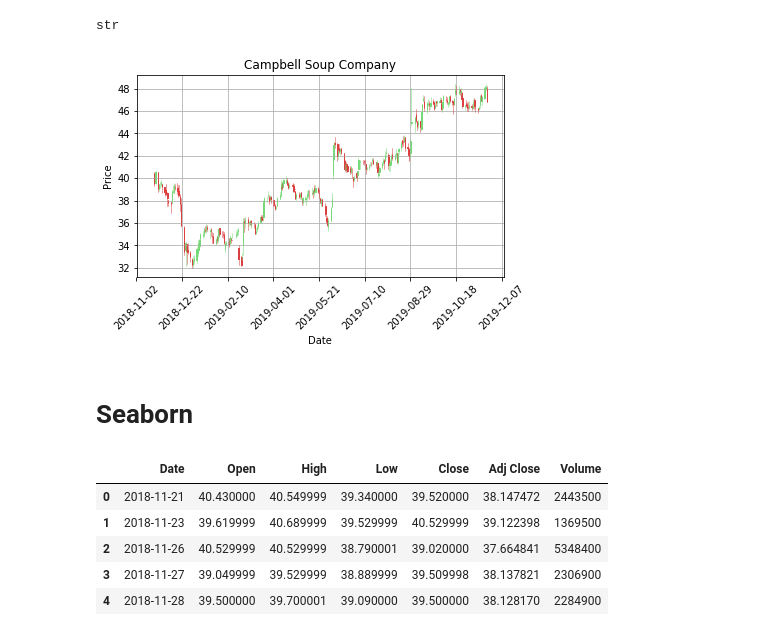
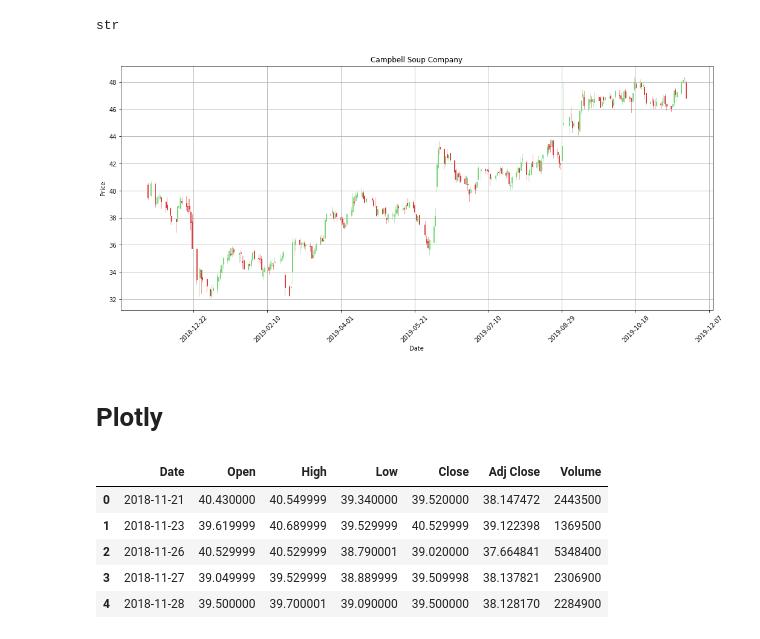
Before and after one commit to amitrani6/python-visualizations, a Jupyter notebook: OHLC_Chart_Python_Package_Comparison.ipynb, the cells around one changed output. Cells and saved outputs as stored; diff of their text form; code cells hidden in the pictures.

```diff
--- a/OHLC_Chart_Python_Package_Comparison.ipynb
+++ b/OHLC_Chart_Python_Package_Comparison.ipynb
@@ -117,28 +117,28 @@ sandp500_list = [list(x) for x in sandp500_subset.values]
 # %%
 # https://pythonprogramming.net/candlestick-ohlc-graph-matplotlib-tutorial/
 
-fig = plt.figure()
+fig = plt.figure(figsize=(16,8))
 ax1 = plt.subplot2grid((1,1), (0,0))
 
 candlestick_ohlc(ax1, cpb_list, width=0.4, colorup='#77d879', colordown='#db3f3f')
 
 for label in ax1.xaxis.get_ticklabels():
      label.set_rotation(45)
 
 ax1.xaxis.set_major_formatter(mdates.DateFormatter('%Y-%m-%d'))
 ax1.xaxis.set_major_locator(mticker.MaxNLocator(10))
 ax1.grid(True)
 
 
 plt.xlabel('Date')
 plt.ylabel('Price')
 plt.title('Campbell Soup Company')
 plt.subplots_adjust(left=0.09, bottom=0.20, right=0.94, top=0.90, wspace=0.2, hspace=0)
 plt.show()
 # %% [output]
-[figure, old version]
+[figure, new version]
 # %% [markdown]
-# Seaborn
+# Plotly
 # %%
 cpb.head()
 # %% [output]
```
